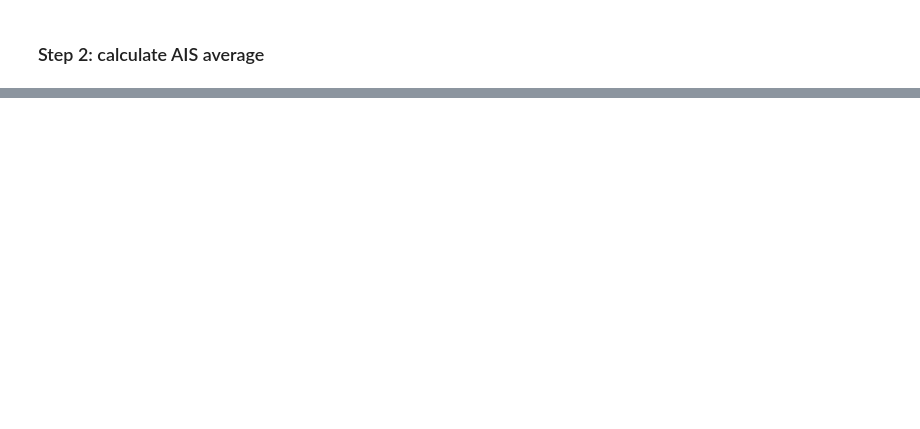
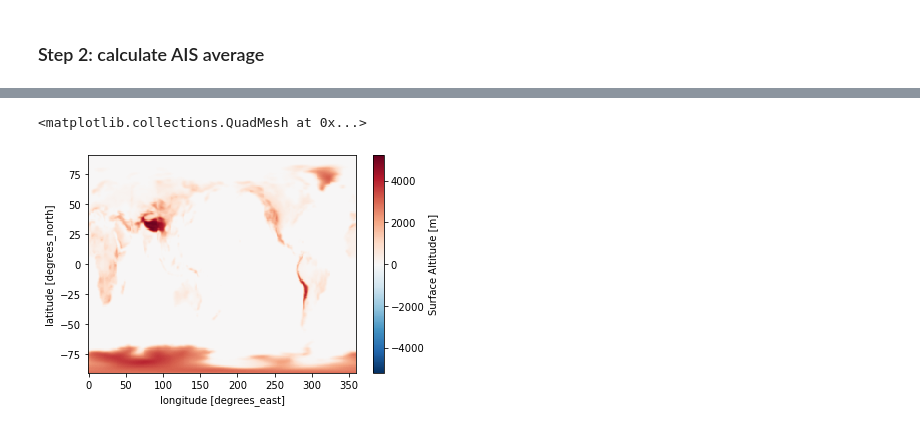
Before and after one commit to lvankampenhout/cesm_ext_ais, a Jupyter notebook: example notebook Nikola.ipynb, the cells around one changed output, grey strips where cells are left out. Cells and saved outputs as stored; diff of their text form; code cells hidden in the pictures; blank space fills up the shorter version.

```diff
--- a/example notebook Nikola.ipynb
+++ b/example notebook Nikola.ipynb
@@ -134,0 +126,2 @@ plt.legend()
+# %%
+ds=xr.open_dataset('ssp585/fx/orog_fx_CESM2-WACCM_ssp585_r1i1p1f1_gn.nc')
@@ -134,0 +148,5 @@ plt.legend()
+# %%
+ds.orog.plot()
+# %% [output]
+<matplotlib.collections.QuadMesh at 0x...>
+[figure, added]
```
Also changed, not shown: parts of 15 cells of this notebook.
